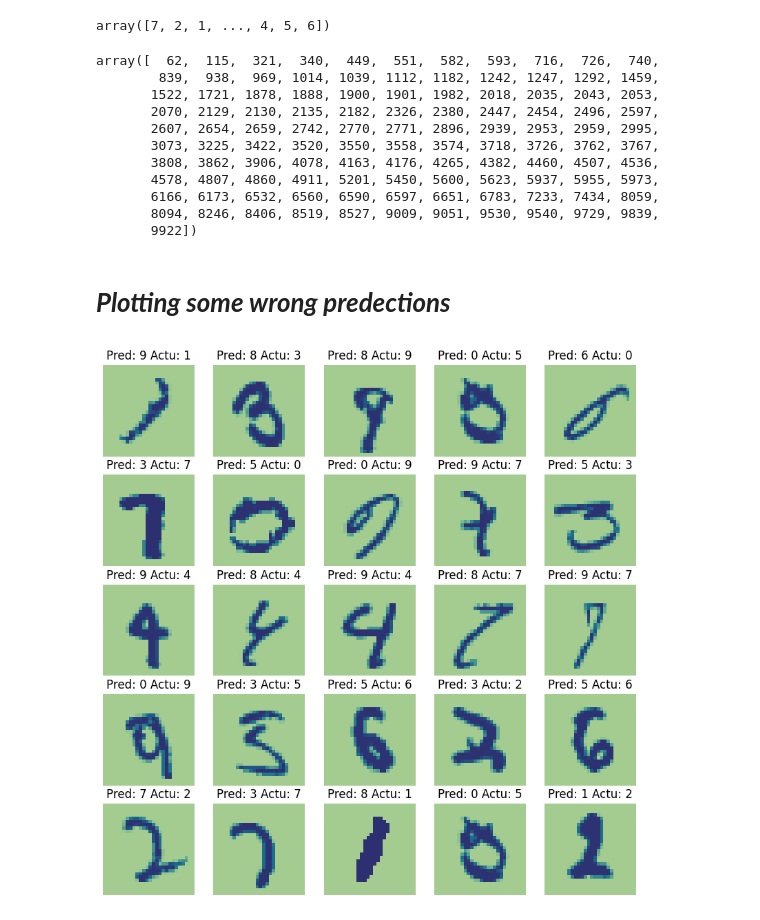
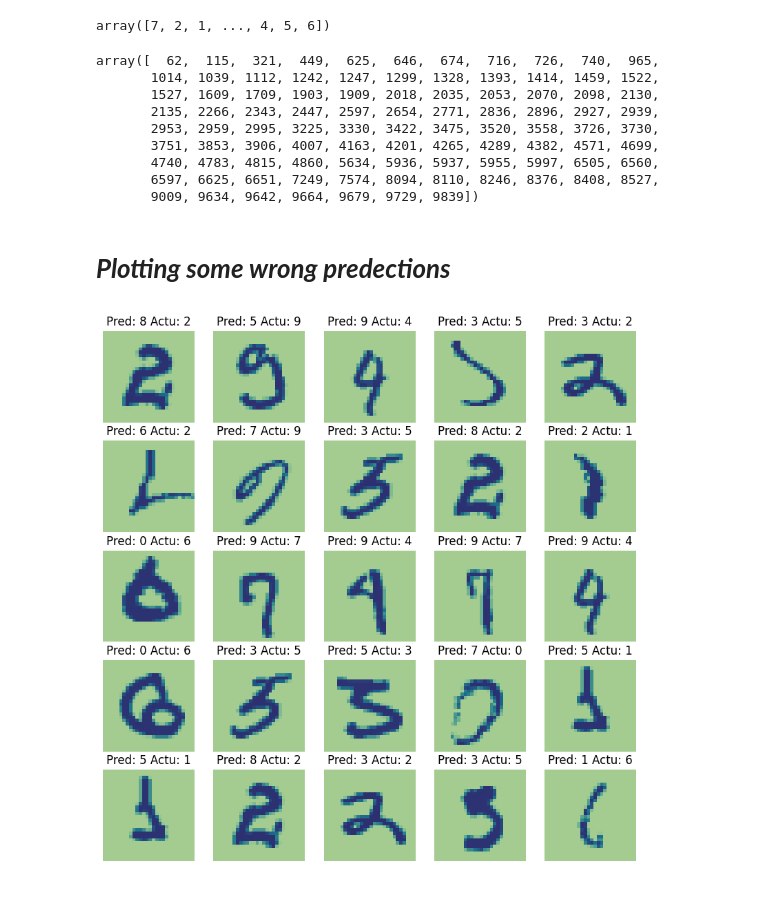
Before and after one commit to Menna167200/Classification-Model, a Jupyter notebook: mnist-with-99-accuracy.ipynb, the cells around one changed output. Cells and saved outputs as stored; diff of their text form; code cells hidden in the pictures.

```diff
--- a/mnist-with-99-accuracy.ipynb
+++ b/mnist-with-99-accuracy.ipynb
@@ -137,5 +137,6 @@ plt.legend(loc='lower right')
 # %%
 y_test = test['label']
 X_test = test.drop('label',axis=1)
+X_test = X_test.values.reshape(-1,28,28,1) / 255.0
 X_test.shape,y_test.shape
 # %% [output]
@@ -143,4 +144,4 @@ X_test.shape,y_test.shape
 # %%
-predection = model.predict(X_test.values.reshape(-1,28,28,1))
+predection = model.predict(X_test)
 predection
 # %% [output]
@@ -177,28 +178,26 @@ array([7, 2, 1, ..., 4, 5, 6])
 wrong = np.where(predection != y_test)[0]
 wrong
 # %% [output]
-array([  62,  115,  321,  340,  449,  551,  582,  593,  716,  726,  740,
-        839,  938,  969, 1014, 1039, 1112, 1182, 1242, 1247, 1292, 1459,
-       1522, 1721, 1878, 1888, 1900, 1901, 1982, 2018, 2035, 2043, 2053,
-       2070, 2129, 2130, 2135, 2182, 2326, 2380, 2447, 2454, 2496, 2597,
-       2607, 2654, 2659, 2742, 2770, 2771, 2896, 2939, 2953, 2959, 2995,
-       3073, 3225, 3422, 3520, 3550, 3558, 3574, 3718, 3726, 3762, 3767,
-       3808, 3862, 3906, 4078, 4163, 4176, 4265, 4382, 4460, 4507, 4536,
-       4578, 4807, 4860, 4911, 5201, 5450, 5600, 5623, 5937, 5955, 5973,
-       6166, 6173, 6532, 6560, 6590, 6597, 6651, 6783, 7233, 7434, 8059,
-       8094, 8246, 8406, 8519, 8527, 9009, 9051, 9530, 9540, 9729, 9839,
-       9922])
+array([  62,  115,  321,  449,  625,  646,  674,  716,  726,  740,  965,
+       1014, 1039, 1112, 1242, 1247, 1299, 1328, 1393, 1414, 1459, 1522,
+       1527, 1609, 1709, 1903, 1909, 2018, 2035, 2053, 2070, 2098, 2130,
+       2135, 2266, 2343, 2447, 2597, 2654, 2771, 2836, 2896, 2927, 2939,
+       2953, 2959, 2995, 3225, 3330, 3422, 3475, 3520, 3558, 3726, 3730,
+       3751, 3853, 3906, 4007, 4163, 4201, 4265, 4289, 4382, 4571, 4699,
+       4740, 4783, 4815, 4860, 5634, 5936, 5937, 5955, 5997, 6505, 6560,
+       6597, 6625, 6651, 7249, 7574, 8094, 8110, 8246, 8376, 8408, 8527,
+       9009, 9634, 9642, 9664, 9679, 9729, 9839])
 # %% [markdown]
 # ***Plotting some wrong predections***
 # %%
 _,ax = plt.subplots(5,5,figsize=(10,10))
 for i in ax.flat:
     random = np.random.choice(wrong)
-    i.imshow(X_test.iloc[random].values.reshape(28,28),cmap= 'crest')
+    i.imshow(X_test[random],cmap= 'crest')
     i.axis('off')
     i.set_title(f'Pred: {predection[random]} Actu: {y_test.iloc[random]}')
 # %% [output]
-[figure, old version]
+[figure, new version]
 # %%
 plt.barh(np.arange(0,10),y_test[wrong].value_counts().sort_index(),color = sns.color_palette('viridis',10))
 # %% [output]
```
Also changed, not shown: parts of 9 cells of this notebook.
